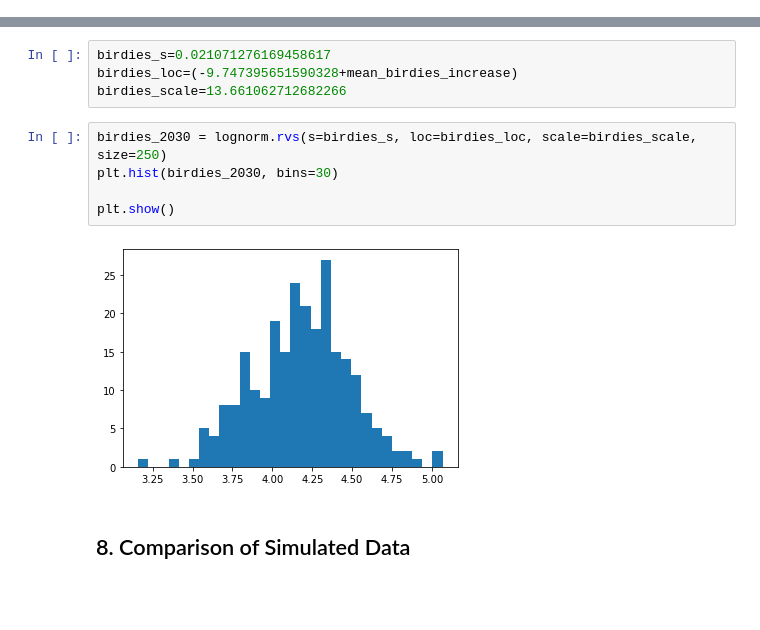
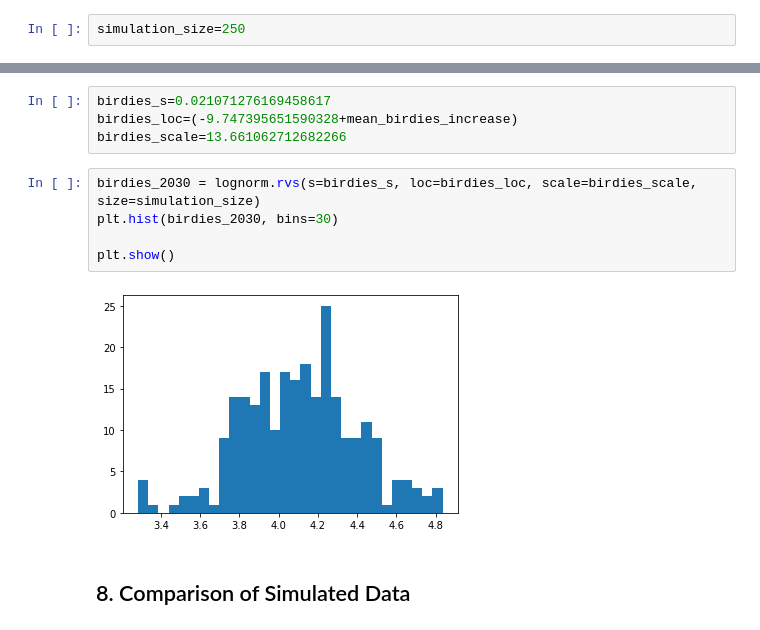
Before and after one commit to AndyWalker81/ProgrammingForDataAnalysis_Project, a Jupyter notebook: Programming_Project.ipynb, the cells around one changed output, grey strips where cells are left out. Cells and saved outputs as stored; diff of their text form; blank space fills up the shorter version.

````diff
--- a/Programming_Project.ipynb
+++ b/Programming_Project.ipynb
@@ -544,6 +544,8 @@ The estimated value for each variable for 2030 is:
 ## 7. Simulate Distribution for Each Variable using 2030 Estimated Values
 # %% [markdown]
 The next step in the project is to simulate the distribution for each variable using the 2030 estimated values. There are various ways to do this in Python, such as using the Numpy package. For this project, it was decided to use the SciPy package. SciPy provides algorithms for algebraic equations, differential equations, statistics and many other classes of problems (https://scipy.org/). In particular, the ```scipy.stats``` module will be used which contains a large number of probability distributions, statistical tests, kernel density estimation and more (https://docs.scipy.org/doc/scipy/reference/stats.html).
+# %%
+simulation_size=250
 # %% [markdown]
 ### Driving Distance Average
 # %% [markdown]
@@ -642,12 +644,12 @@ birdies_s=0.021071276169458617
 birdies_loc=(-9.747395651590328+mean_birdies_increase)
 birdies_scale=13.661062712682266
 # %%
-birdies_2030 = lognorm.rvs(s=birdies_s, loc=birdies_loc, scale=birdies_scale, size=250)
+birdies_2030 = lognorm.rvs(s=birdies_s, loc=birdies_loc, scale=birdies_scale, size=simulation_size)
 plt.hist(birdies_2030, bins=30)
 
 plt.show()
 # %% [output]
-[figure, old version]
+[figure, new version]
 # %% [markdown]
 ## 8. Comparison of Simulated Data
 # %% [markdown]
````
Also changed, not shown: parts of 16 cells of this notebook.
